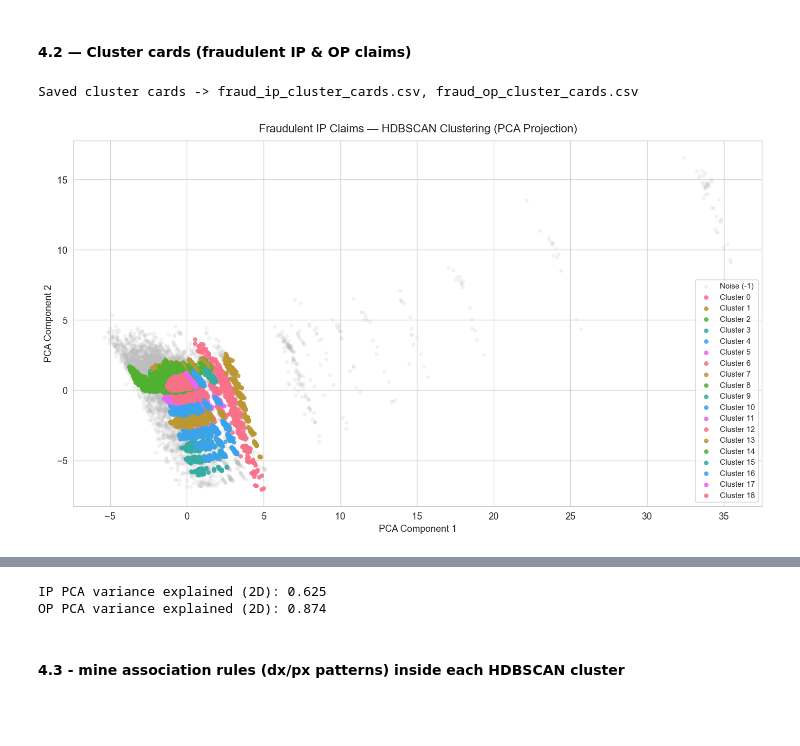
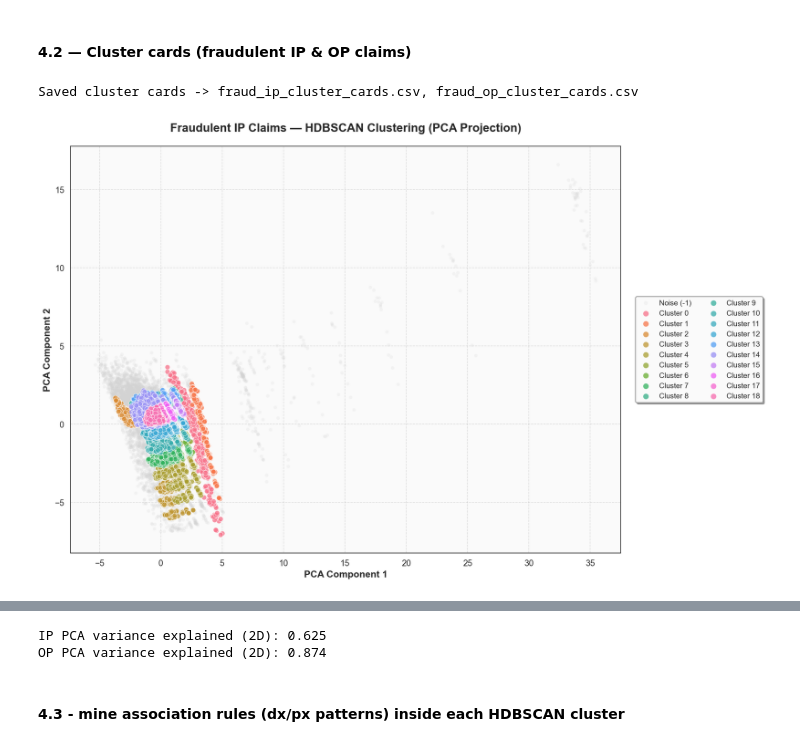
Before and after one commit to Healthcare-Fraud-Detection-System/Healthcare-Fraud-Detection-System, a Jupyter notebook: Project/4) Unsupervised anomaly detection & clustering/4.ipynb, the cells around one changed output, grey strips where cells are left out. Saved outputs shown, nothing was run; the diff lists cells and outputs as text; code cells hidden in the pictures; blank space fills up the shorter version.

Commit message:
update the graph

```diff
--- a/Project/4) Unsupervised anomaly detection & clustering/4.ipynb
+++ b/Project/4) Unsupervised anomaly detection & clustering/4.ipynb
@@ -342,49 +336,104 @@ def pca_2d(Xs):
 
 
 def plot_pca_scatter(Z, labels, title, fname):
+    """Professional-quality PCA scatter plot with seaborn styling"""
     labels = np.asarray(labels)
     uniq = np.unique(labels)
 
-    plt.figure(figsize=(12, 7), dpi=120)
+    # Create DataFrame for easier manipulation
+    plot_df = pd.DataFrame({
+        'PCA1': Z[:, 0],
+        'PCA2': Z[:, 1],
+        'Cluster': labels.astype(str)
+    })
 
-    # Plot noise (-1) first in light gray for context
-    noise_mask = labels == -1
-    if noise_mask.any():
-        plt.scatter(Z[noise_mask, 0], Z[noise_mask, 1],
-                    s=12, alpha=0.15, c="#bdbdbd", label="Noise (-1)")
+    # Separate noise from clusters
+    noise_df = plot_df[plot_df['Cluster'] == '-1']
+    cluster_df = plot_df[plot_df['Cluster'] != '-1']
 
-    # Plot each cluster on top; let Matplotlib choose colors
-    for c in uniq:
-        if c == -1:
-            continue
-        m = labels == c
-        plt.scatter(Z[m, 0], Z[m, 1], s=18, alpha=0.85, label=f"Cluster {c}")
+    # Set publication-quality seaborn style
+    sns.set_context("paper", font_scale=1.3)
+    sns.set_style("whitegrid", {
+        'grid.linestyle': '--',
+        'grid.alpha': 0.3,
+        'axes.edgecolor': '.2',
+        'axes.linewidth': 1.2
+    })
 
-    plt.title(title, pad=10)
-    plt.xlabel("PCA Component 1")
-    plt.ylabel("PCA Component 2")
-    plt.legend(loc="best", fontsize=9, frameon=True)
+    # Create figure with high DPI for crisp output
+    fig, ax = plt.subplots(figsize=(14, 9), dpi=150)
+
+    # Plot noise points first (subtle gray background)
+    if len(noise_df) > 0:
+        ax.scatter(noise_df['PCA1'], noise_df['PCA2'],
+                  s=20, alpha=0.2, color='#d3d3d3',
+                  label='Noise (-1)', edgecolors='none', rasterized=True)
+
+    # Plot clusters with vibrant seaborn palette
+    if len(cluster_df) > 0:
+        unique_clusters = sorted(cluster_df['Cluster'].unique(), key=lambda x: int(x))
+        n_clusters = len(unique_clusters)
+
+        # Use professional color palette
+        if n_clusters <= 10:
+            palette = sns.color_palette("tab10", n_clusters)
+        else:
+            palette = sns.color_palette("husl", n_clusters)
+
+        for i, cluster in enumerate(unique_clusters):
+            cluster_points = cluster_df[cluster_df['Cluster'] == cluster]
+            ax.scatter(cluster_points['PCA1'], cluster_points['PCA2'],
+                      s=45, alpha=0.75, color=palette[i],
+                      label=f'Cluster {cluster}',
+                      edgecolors='white', linewidth=0.6)
+
+    # Professional styling
+    ax.set_title(title, fontsize=16, fontweight='bold', pad=20, family='sans-serif')
+    ax.set_xlabel('PCA Component 1', fontsize=13, fontweight='bold', family='sans-serif')
+    ax.set_ylabel('PCA Component 2', fontsize=13, fontweight='bold', family='sans-serif')
+
+    # Enhanced grid
+    ax.grid(True, alpha=0.25, linestyle='--', linewidth=0.8, color='gray')
+    ax.set_facecolor('#fafafa')
+
+    # Professional legend with optimal placement
+    if len(cluster_df) > 0:
+        ncol = 1 if n_clusters <= 8 else 2
+        legend = ax.legend(loc='center left', bbox_to_anchor=(1.02, 0.5),
+                          frameon=True, shadow=True, fancybox=True,
+                          fontsize=10, ncol=ncol, markerscale=1.2)
+        legend.get_frame().set_facecolor('white')
+        legend.get_frame().set_alpha(0.95)
+        legend.get_frame().set_edgecolor('gray')
+        legend.get_frame().set_linewidth(1)
+
+    # Tight layout for publication quality
     plt.tight_layout()
-    plt.savefig(fname, bbox_inches="tight")
+
+    # Save with high quality
+    plt.savefig(fname, bbox_inches="tight", dpi=300, facecolor='white')
     plt.show()
+
+    # Reset to default style
+    sns.set_style("whitegrid")
 
 
 # IP
 Xs_ip = build_matrix_for_pca(ip, "IP")
 Z_ip, ip_var = pca_2d(Xs_ip)
 plot_pca_scatter(Z_ip, ip["cluster"].to_numpy(),
                  "Fraudulent IP Claims — HDBSCAN Clustering (PCA Projection)",
                  "fraudulent_ip_claims_pca.png")
 
 # OP
 Xs_op = build_matrix_for_pca(op, "OP")
 Z_op, op_var = pca_2d(Xs_op)
 plot_pca_scatter(Z_op, op["cluster"].to_numpy(),
                  "Fraudulent OP Claims — HDBSCAN Clustering (PCA Projection)",
                  "fraudulent_op_claims_pca.png")
 
 print(f"IP PCA variance explained (2D): {ip_var:.3f}")
 print(f"OP PCA variance explained (2D): {op_var:.3f}")
 # %% [output]
 Saved cluster cards -> fraud_ip_cluster_cards.csv, fraud_op_cluster_cards.csv
-[figure, old version]
+[figure, new version]
```
Also changed, not shown: parts of 4 cells of this notebook, 2 other files.
